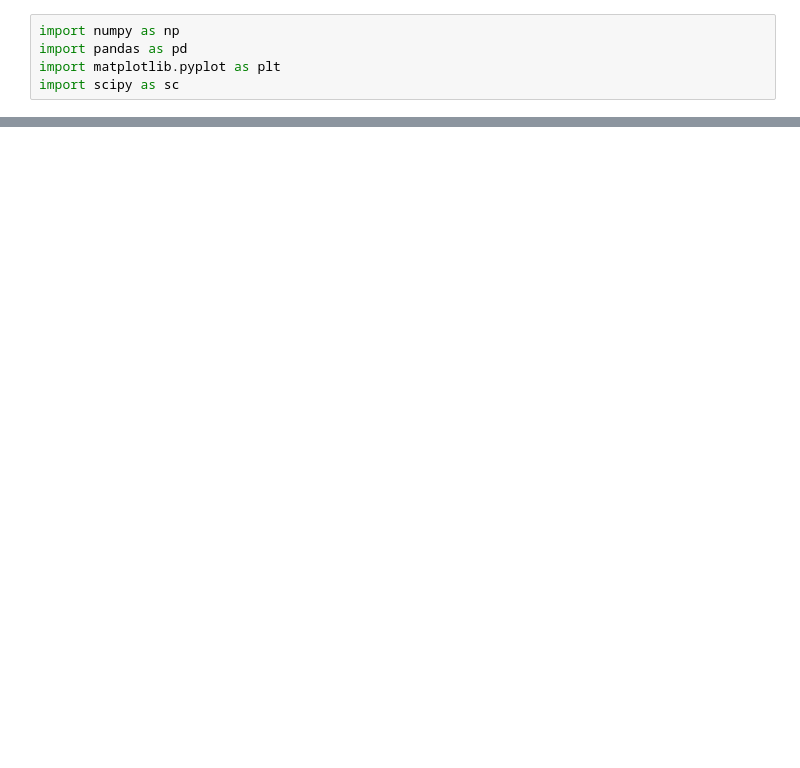
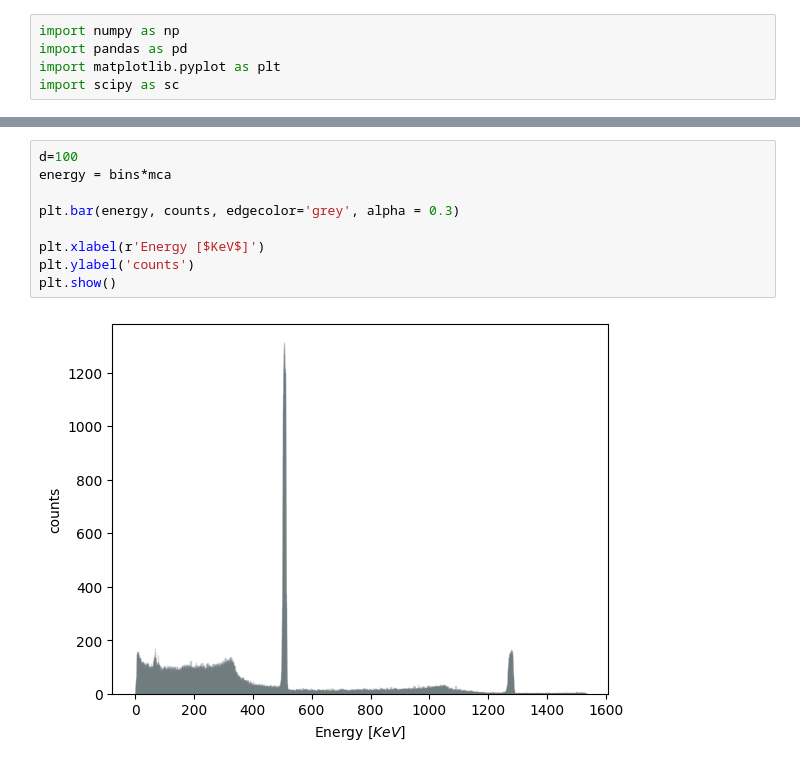
Before and after one commit to AlexanderWalker2/gamma-spectroscopy-, a Jupyter notebook: spectrocopy peak detection note book.ipynb, the cells around one changed output, grey strips where cells are left out. Drawn from its saved outputs; the diff is of its cells as text; blank space fills up the shorter version.

```diff
--- a/spectrocopy peak detection note book.ipynb
+++ b/spectrocopy peak detection note book.ipynb
@@ -10 +46,12 @@ bins = np.array(range(1,1+np.size(counts)))
+# %%
+d=100
+energy = bins*mca
+
+plt.bar(energy, counts, edgecolor='grey', alpha = 0.3)
+
+plt.xlabel(r'Energy [$KeV$]')
+plt.ylabel('counts')
+plt.show()
+# %% [output]
+[figure, added]
 # %%
```
Also changed, not shown: parts of 6 cells of this notebook, 1 other file.
